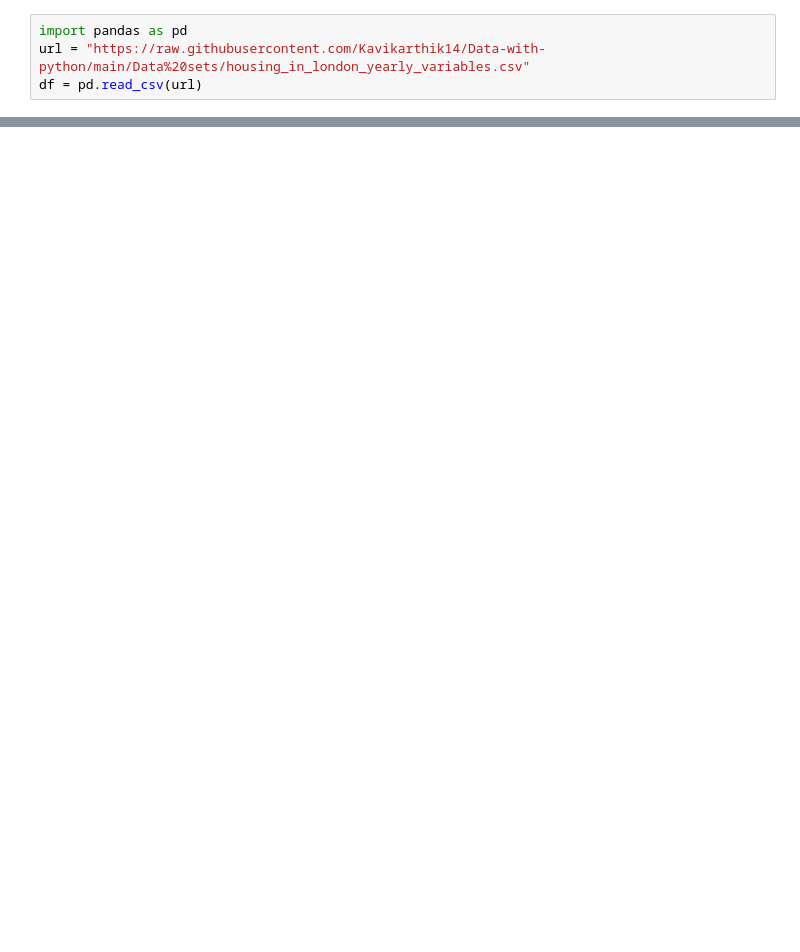
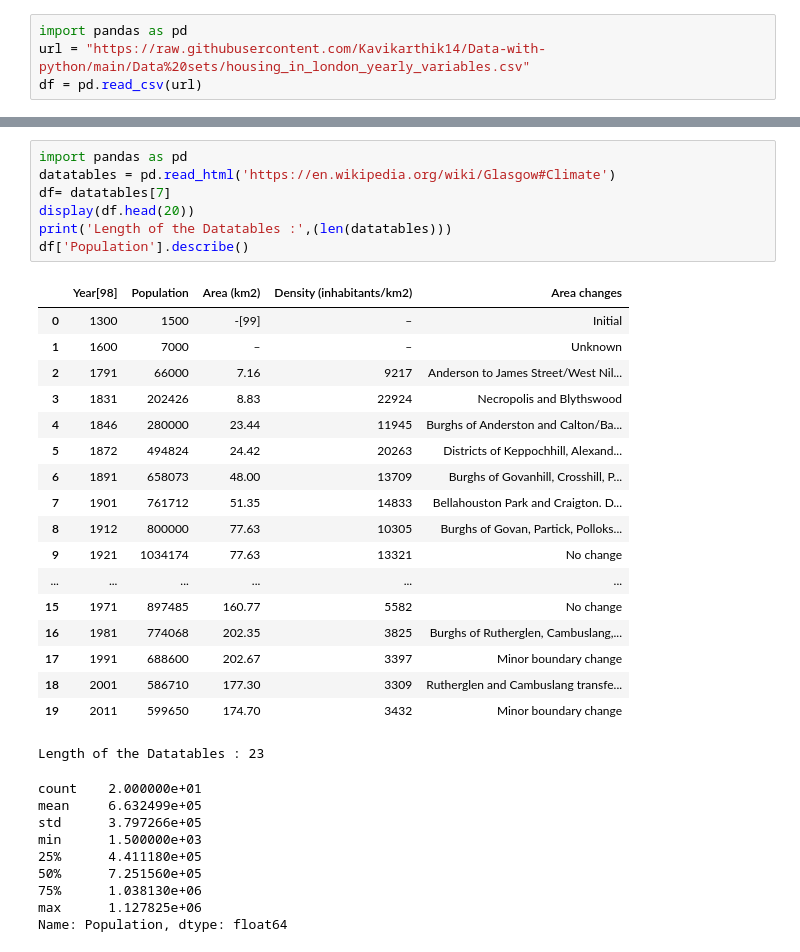
Before and after one commit to Kavikarthik14/Data-with-python, a Jupyter notebook: My_progress__Data_retrieval_worksheet.ipynb, the cells around one changed output, grey strips where cells are left out. Drawn from its saved outputs; the diff is of its cells as text; blank space fills up the shorter version.

```diff
--- a/My_progress__Data_retrieval_worksheet.ipynb
+++ b/My_progress__Data_retrieval_worksheet.ipynb
@@ -126,3 +127,38 @@ Yemen, Rep.
 South Africa
 Zambia
 Zimbabwe
+# %%
+import pandas as pd
+datatables = pd.read_html('https://en.wikipedia.org/wiki/Glasgow#Climate')
+df= datatables[7]
+display(df.head(20))
+print('Length of the Datatables :',(len(datatables)))
+df['Population'].describe()
+# %% [output]
+|  | Year[98] | Population | Area (km2) | Density (inhabitants/km2) | Area changes |
+| 0 | 1300 | 1500 | -[99] | – | Initial |
+| 1 | 1600 | 7000 | – | – | Unknown |
+| 2 | 1791 | 66000 | 7.16 | 9217 | Anderson to James Street/West Nil... |
+| 3 | 1831 | 202426 | 8.83 | 22924 | Necropolis and Blythswood |
+| 4 | 1846 | 280000 | 23.44 | 11945 | Burghs of Anderston and Calton/Ba... |
+| 5 | 1872 | 494824 | 24.42 | 20263 | Districts of Keppochhill, Alexand... |
+| 6 | 1891 | 658073 | 48.00 | 13709 | Burghs of Govanhill, Crosshill, P... |
+| 7 | 1901 | 761712 | 51.35 | 14833 | Bellahouston Park and Craigton. D... |
+| 8 | 1912 | 800000 | 77.63 | 10305 | Burghs of Govan, Partick, Polloks... |
+| 9 | 1921 | 1034174 | 77.63 | 13321 | No change |
+| ... | ... | ... | ... | ... | ... |
+| 15 | 1971 | 897485 | 160.77 | 5582 | No change |
+| 16 | 1981 | 774068 | 202.35 | 3825 | Burghs of Rutherglen, Cambuslang,... |
+| 17 | 1991 | 688600 | 202.67 | 3397 | Minor boundary change |
+| 18 | 2001 | 586710 | 177.30 | 3309 | Rutherglen and Cambuslang transfe... |
+| 19 | 2011 | 599650 | 174.70 | 3432 | Minor boundary change |
+Length of the Datatables : 23
+count    2.000000e+01
+mean     6.632499e+05
+std      3.797266e+05
+min      1.500000e+03
+25%      4.411180e+05
+50%      7.251560e+05
+75%      1.038130e+06
+max      1.127825e+06
+Name: Population, dtype: float64
```
Also changed, not shown: parts of 3 cells of this notebook.
